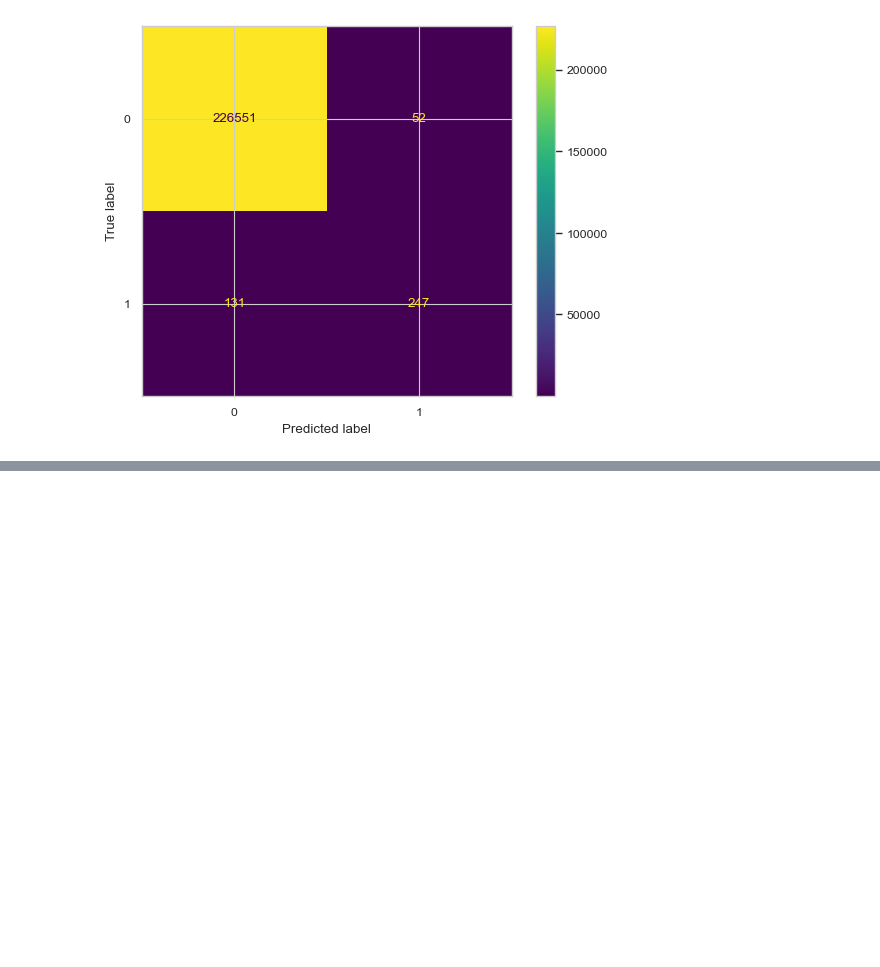
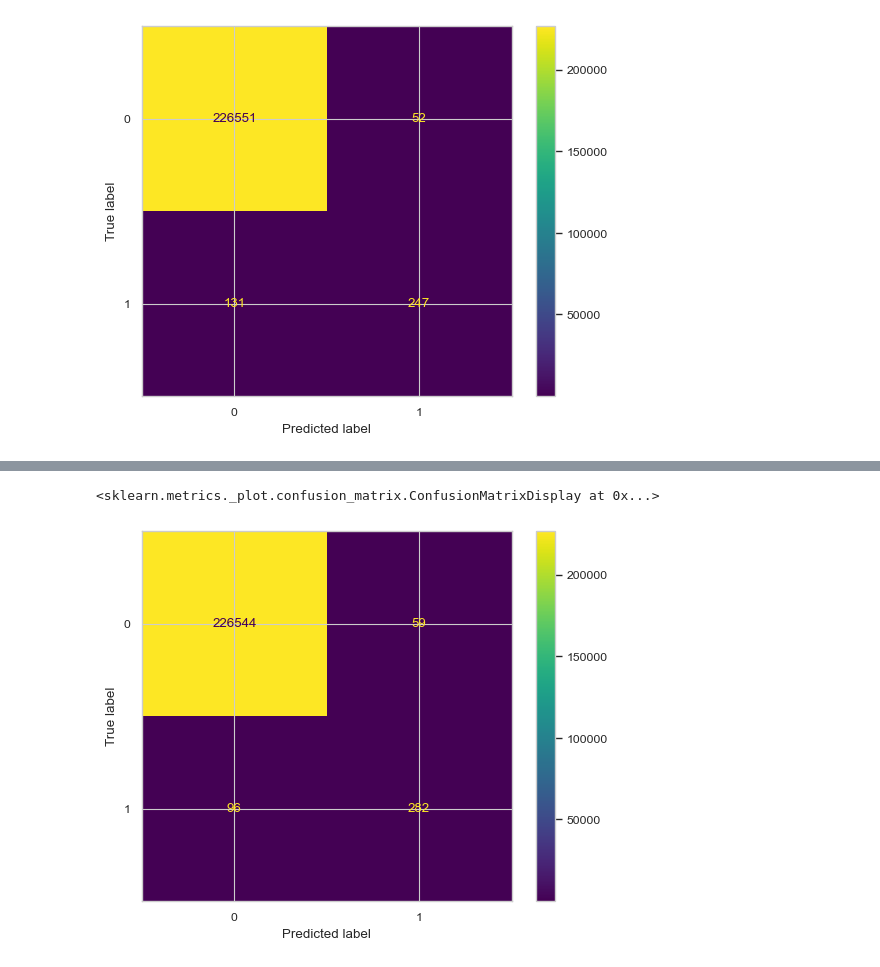
Before and after one commit to WildCodeWolf/Your-Data-Is-Mine, a Jupyter notebook: creditcard-ml.ipynb, the cells around one changed output, grey strips where cells are left out. Drawn from its saved outputs; the diff is of its cells as text; code cells hidden in the pictures; blank space fills up the shorter version.

```diff
--- a/creditcard-ml.ipynb
+++ b/creditcard-ml.ipynb
@@ -151,0 +156,6 @@ ConfusionMatrixDisplay.from_predictions(y_true, lr_pred)
+# %%
+from sklearn.svm import SVC
+
+svc_model = SVC(kernel='linear', C=1.).fit(X_train_scaled, y_train)
+# %%
+svc_pred = svc_model.predict(X_test_scaled)
@@ -151,0 +177,5 @@ ConfusionMatrixDisplay.from_predictions(y_true, lr_pred)
+# %%
+ConfusionMatrixDisplay.from_predictions(y_true, svc_pred)
+# %% [output]
+<sklearn.metrics._plot.confusion_matrix.ConfusionMatrixDisplay at 0x...>
+[figure, added]
```
Also changed, not shown: parts of 2 cells of this notebook.
